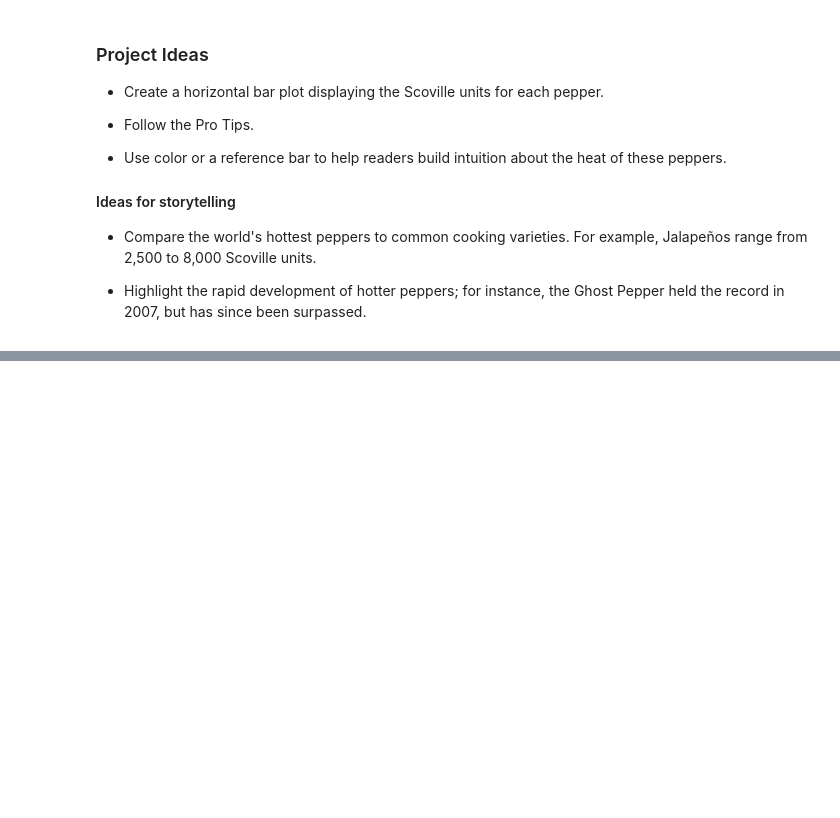
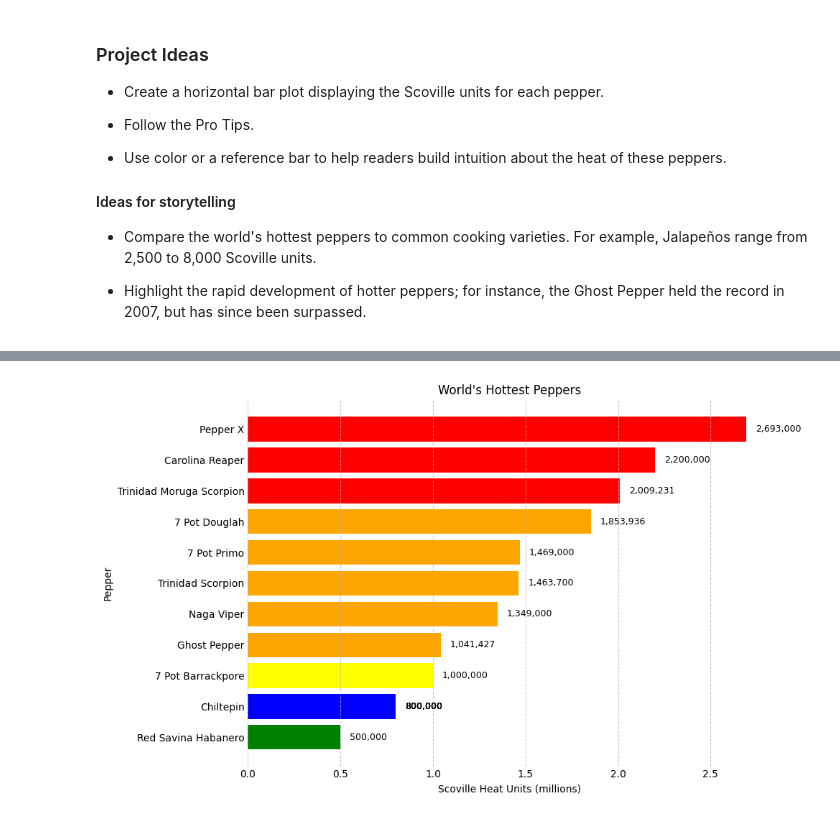
Before and after one commit to ojeduard/Data-Science-Essentials, a Jupyter notebook: Data_Visualization/Ended_Projects/spicy-peppers-project/spicy-peppers.ipynb, the cells around one changed output, grey strips where cells are left out. Cells and saved outputs as stored; diff of their text form; code cells hidden in the pictures; blank space fills up the shorter version.

```diff
--- a/Data_Visualization/Ended_Projects/spicy-peppers-project/spicy-peppers.ipynb
+++ b/Data_Visualization/Ended_Projects/spicy-peppers-project/spicy-peppers.ipynb
@@ -51,0 +118,39 @@ df
+# %%
+# VERSION CHATGPT
+# Color según intensidad
+df['color'] = df['scoville_heat_unit'].apply(
+    lambda x: 'red' if x > 2000000 else 'orange' if x > 1000000 else 'yellow' if x > 500000 else 'green'
+)
+
+# Agregar referencia
+ref_row = pd.DataFrame({'pepper': ['Chiltepin'], 'scoville_heat_unit': [800000], 'color': ['blue']})
+df = pd.concat([df, ref_row], ignore_index=True)
+
+# Ordenar ascendente para horizontal
+df = df.sort_values(by='scoville_heat_unit', ascending=True)
+
+# Gráfico
+plt.figure(figsize=(10, 6))
+bars = plt.barh(df['pepper'], df['scoville_heat_unit'] / 1_000_000, color=df['color'])
+
+# Labels dentro de la barra
+for bar, val in zip(bars, df['scoville_heat_unit']):
+    plt.text(bar.get_width() + 0.05, bar.get_y() + bar.get_height()/2,
+             f"{val:,}", va='center', ha='left', fontsize=9)
+
+# Título y ejes
+plt.xlabel('Scoville Heat Units (millions)')
+plt.ylabel('Pepper')
+plt.title("World's Hottest Peppers")
+
+# Quitar spines y ticks
+ax = plt.gca()
+for spine in ax.spines.values():
+    spine.set_visible(False)
+ax.tick_params(axis='both', length=0)
+ax.grid(axis='x', linestyle='--', alpha=0.7)
+
+plt.tight_layout()
+plt.show()
+# %% [output]
+[figure, added]
```
Also changed, not shown: parts of 3 cells of this notebook.
